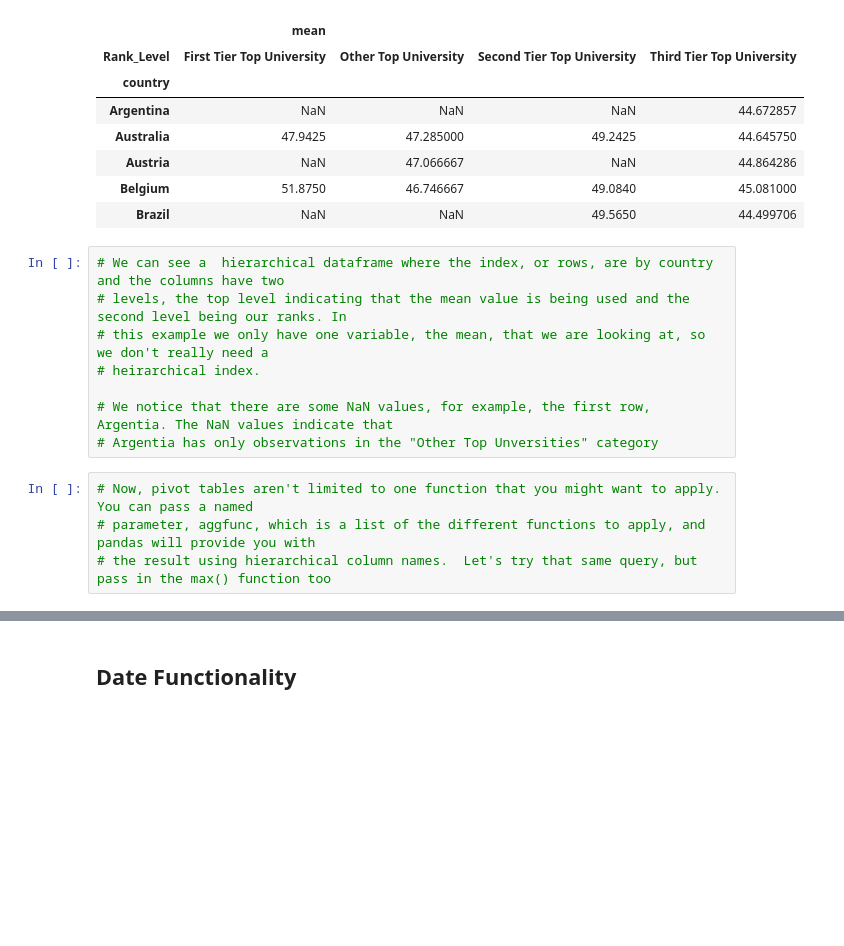
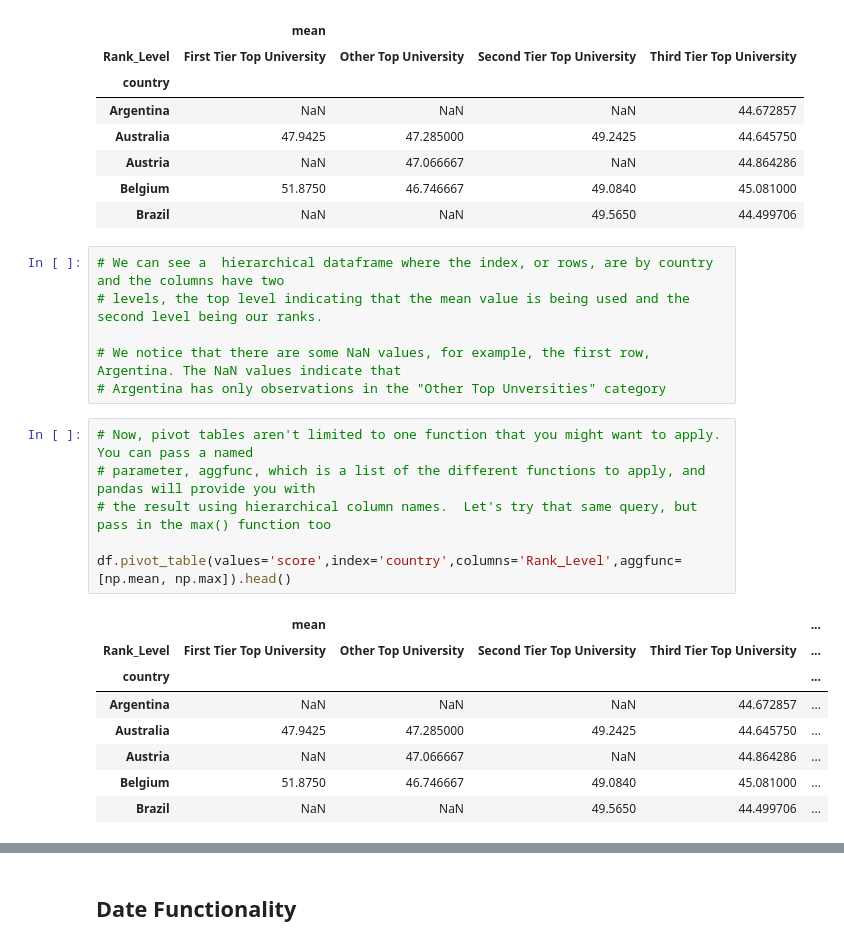
Before and after one commit to irinavalenzuela/Applied-Data-Science-Python, a Jupyter notebook: Week3_dataprocessing.ipynb, the cells around one changed output, grey strips where cells are left out. Saved outputs shown, nothing was run; the diff lists cells and outputs as text; blank space fills up the shorter version.

```diff
--- a/Week3_dataprocessing.ipynb
+++ b/Week3_dataprocessing.ipynb
@@ -1016,14 +1015,23 @@ df.pivot_table(values='score',index='country',columns='Rank_Level',aggfunc=[np.m
 | Brazil | NaN | NaN | 49.5650 | 44.499706 |
 # %%
 # We can see a  hierarchical dataframe where the index, or rows, are by country and the columns have two
-# levels, the top level indicating that the mean value is being used and the second level being our ranks. In
-# this example we only have one variable, the mean, that we are looking at, so we don't really need a
-# heirarchical index.
+# levels, the top level indicating that the mean value is being used and the second level being our ranks.
 
-# We notice that there are some NaN values, for example, the first row, Argentia. The NaN values indicate that
-# Argentia has only observations in the "Other Top Unversities" category
+# We notice that there are some NaN values, for example, the first row, Argentina. The NaN values indicate that
+# Argentina has only observations in the "Other Top Unversities" category
 # %%
 # Now, pivot tables aren't limited to one function that you might want to apply. You can pass a named
 # parameter, aggfunc, which is a list of the different functions to apply, and pandas will provide you with
 # the result using hierarchical column names.  Let's try that same query, but pass in the max() function too
+
+df.pivot_table(values='score',index='country',columns='Rank_Level',aggfunc=[np.mean, np.max]).head()
+# %% [output]
+|  | mean |  |  |  | ... |
+| Rank_Level | First Tier Top University | Other Top University | Second Tier Top University | Third Tier Top University | ... |
+| country |  |  |  |  | ... |
+| Argentina | NaN | NaN | NaN | 44.672857 | ... |
+| Australia | 47.9425 | 47.285000 | 49.2425 | 44.645750 | ... |
+| Austria | NaN | 47.066667 | NaN | 44.864286 | ... |
+| Belgium | 51.8750 | 46.746667 | 49.0840 | 45.081000 | ... |
+| Brazil | NaN | NaN | 49.5650 | 44.499706 | ... |
 # %%
```
Also changed, not shown: parts of 13 cells of this notebook.
